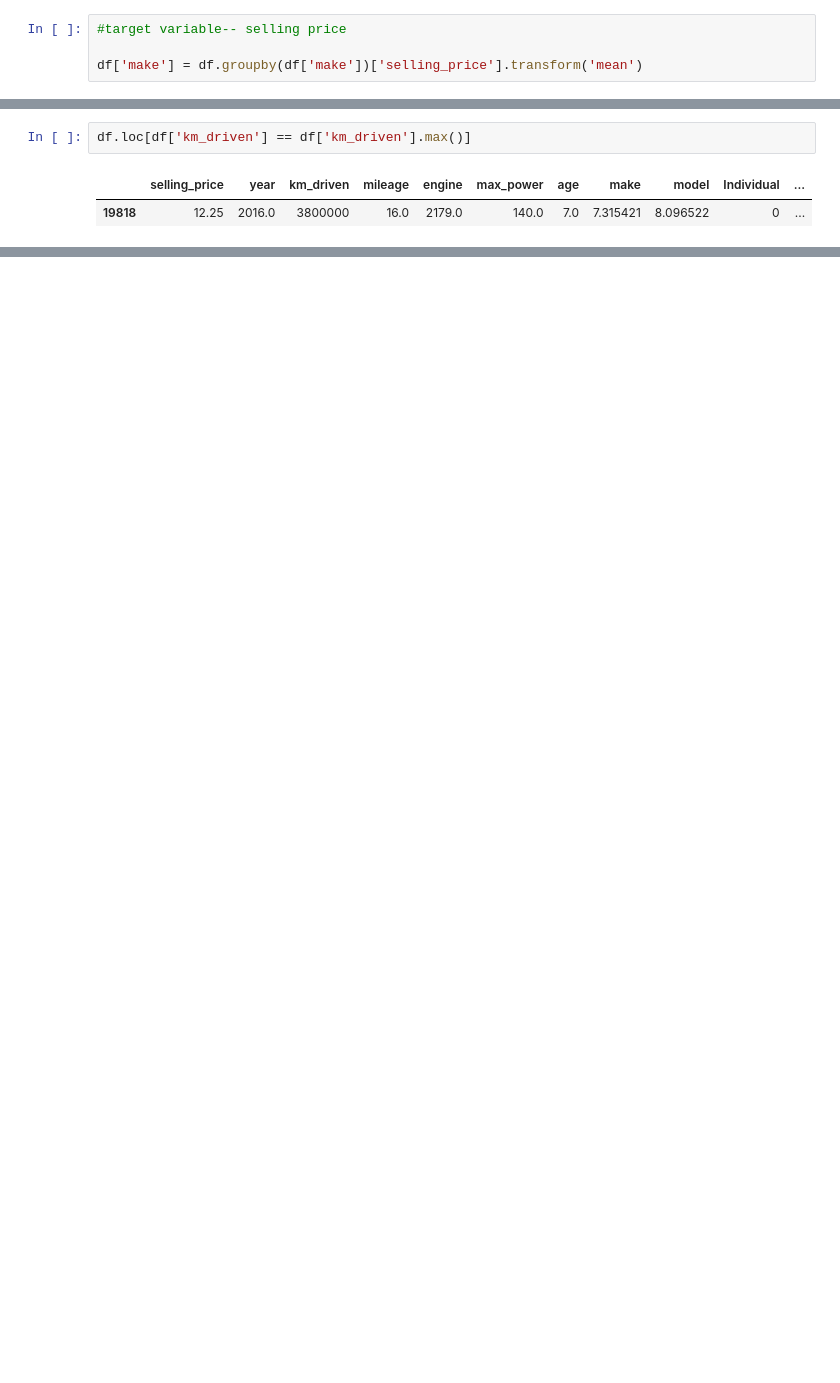
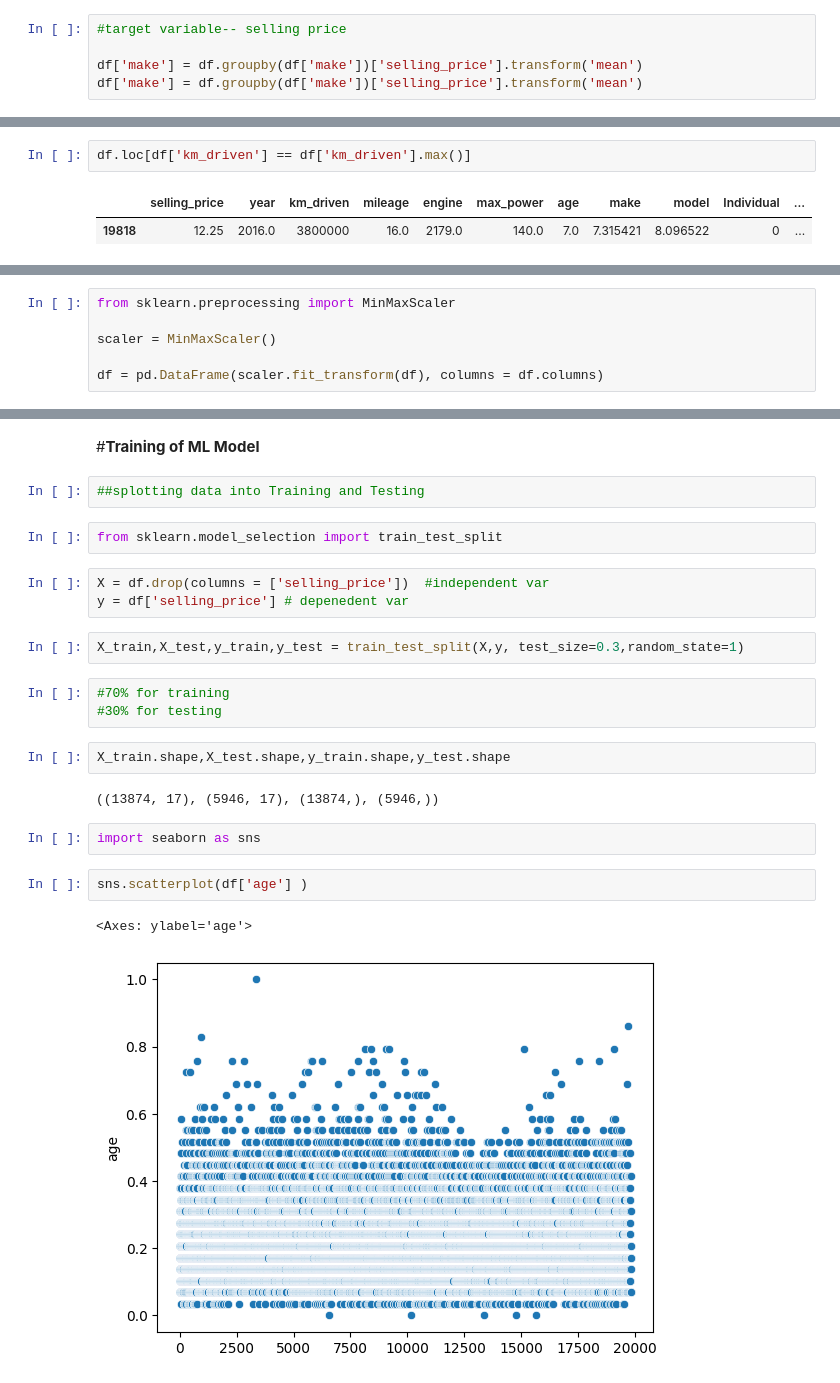
Before and after one commit to sr606/Machine-Learning_Practices, a Jupyter notebook: Linear_Regression_1_Notebook.ipynb, the cells around one changed output, grey strips where cells are left out. Saved outputs shown, nothing was run; the diff lists cells and outputs as text; blank space fills up the shorter version.

```diff
--- a/Linear_Regression_1_Notebook.ipynb
+++ b/Linear_Regression_1_Notebook.ipynb
@@ -44,6 +48,7 @@ df['make'].nunique()
 #target variable-- selling price
 
 df['make'] = df.groupby(df['make'])['selling_price'].transform('mean')
+df['make'] = df.groupby(df['make'])['selling_price'].transform('mean')
 # %%
 df['make'].nunique()
 # %% [output]
@@ -108,0 +139,6 @@ df.loc[df['km_driven'] == df['km_driven'].max()]
+# %%
+from sklearn.preprocessing import MinMaxScaler
+
+scaler = MinMaxScaler()
+
+df = pd.DataFrame(scaler.fit_transform(df), columns = df.columns)
@@ -108,0 +161,25 @@ df.loc[df['km_driven'] == df['km_driven'].max()]
+# %% [markdown]
+#**Training of ML Model**
+# %%
+##splotting data into Training and Testing
+# %%
+from sklearn.model_selection import train_test_split
+# %%
+X = df.drop(columns = ['selling_price'])  #independent var
+y = df['selling_price'] # depenedent var
+# %%
+X_train,X_test,y_train,y_test = train_test_split(X,y, test_size=0.3,random_state=1)
+# %%
+#70% for training
+#30% for testing
+# %%
+X_train.shape,X_test.shape,y_train.shape,y_test.shape
+# %% [output]
+((13874, 17), (5946, 17), (13874,), (5946,))
+# %%
+import seaborn as sns
+# %%
+sns.scatterplot(df['age'] )
+# %% [output]
+<Axes: ylabel='age'>
+[figure, added]
```
Also changed, not shown: parts of 22 cells of this notebook.
